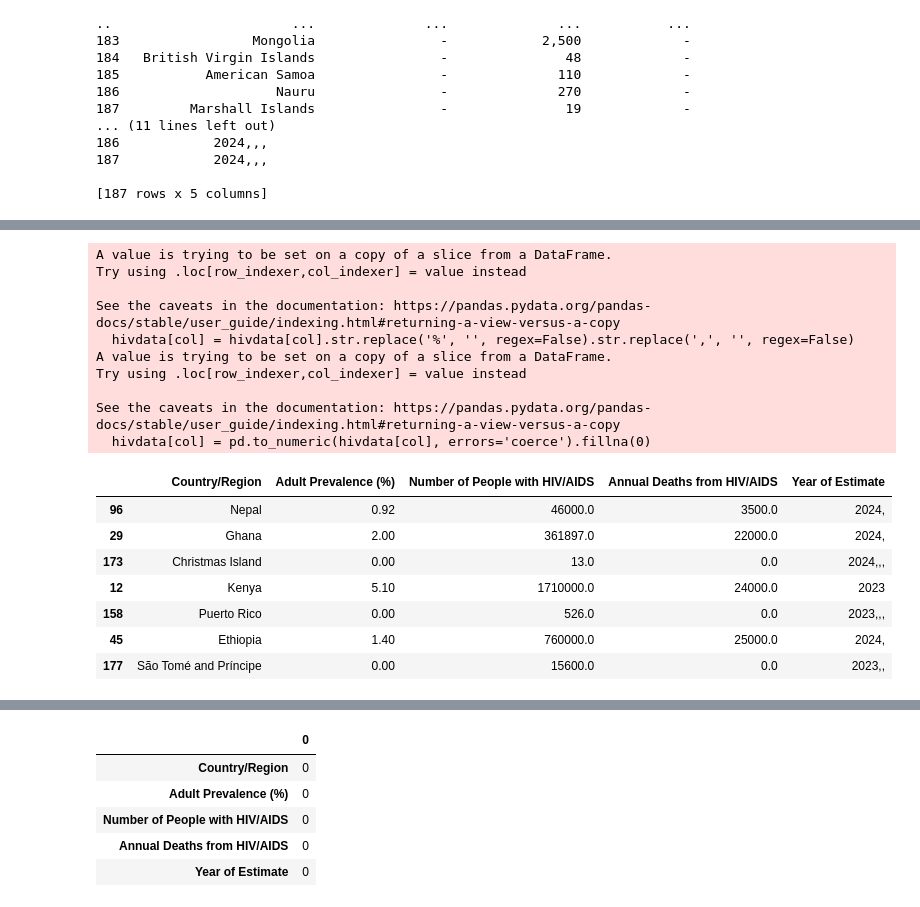
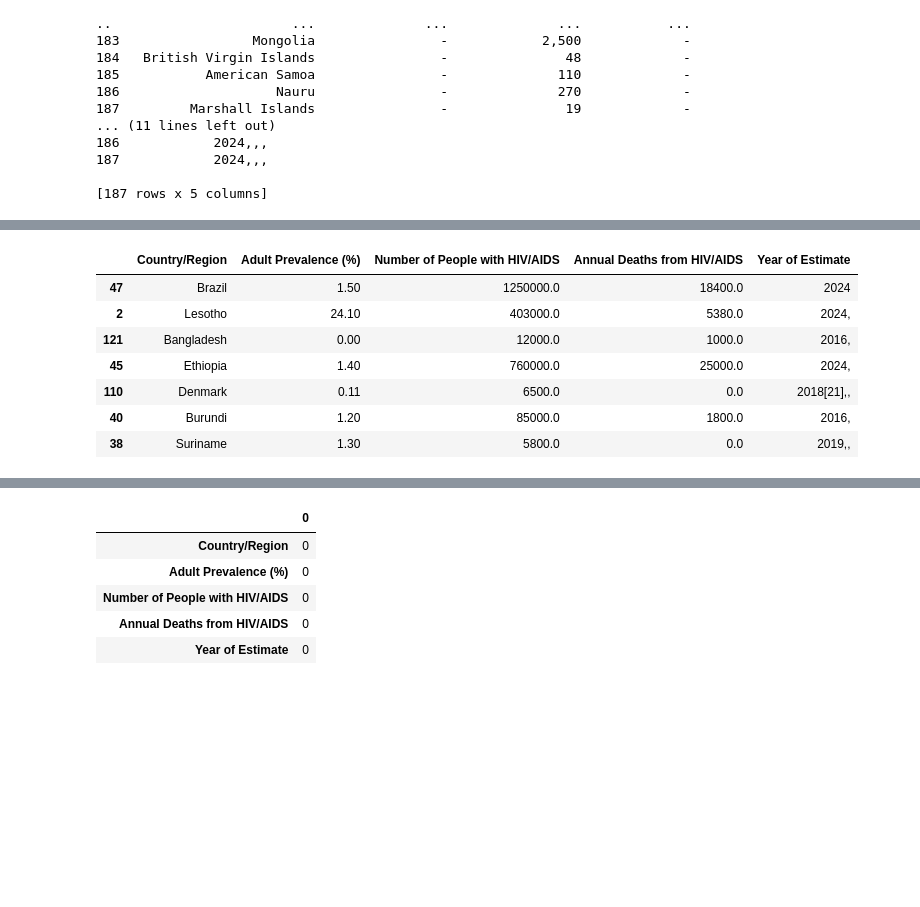
Before and after one commit to AhmadNazmiZayuri/DataScience, a Jupyter notebook: Project_2_P146217_HIV_Prevalance_.ipynb, the cells around one changed output, grey strips where cells are left out. Cells and saved outputs as stored; diff of their text form; code cells hidden in the pictures; blank space fills up the shorter version.

```diff
--- a/Project_2_P146217_HIV_Prevalance_.ipynb
+++ b/Project_2_P146217_HIV_Prevalance_.ipynb
@@ -150,32 +150,26 @@ hivdata.sample(7)
 # %%
 for col in ['Adult Prevalence (%)', 'Number of People with HIV/AIDS', 'Annual Deaths from HIV/AIDS']:
-    # Remove the percentage sign and commas from the values
-    hivdata[col] = hivdata[col].str.replace('%', '', regex=False).str.replace(',', '', regex=False)
+    # Remove percentage sign and commas first
+    hivdata.loc[:, col] = hivdata[col].str.replace('%', '', regex=False).str.replace(',', '', regex=False)
 
-    # Convert the values to numeric, invalid parsing will return NaN
+    # Convert the cleaned column to numeric, invalid parsing will return NaN
     hivdata[col] = pd.to_numeric(hivdata[col], errors='coerce').fillna(0)
 
+    # Optionally, handle NaNs (if you don't want to fill with 0, you can choose another strategy like filling with the median, etc.)
+    hivdata.loc[:, col] = hivdata[col].fillna(0)  # You can change this if you prefer a different strategy for NaNs
 
+
+# Display a sample of the cleaned data
 hivdata.sample(7)
 # %% [output]
-A value is trying to be set on a copy of a slice from a DataFrame.
-Try using .loc[row_indexer,col_indexer] = value instead
-
-See the caveats in the documentation: https://pandas.pydata.org/pandas-docs/stable/user_guide/indexing.html#returning-a-view-versus-a-copy
-  hivdata[col] = hivdata[col].str.replace('%', '', regex=False).str.replace(',', '', regex=False)
-A value is trying to be set on a copy of a slice from a DataFrame.
-Try using .loc[row_indexer,col_indexer] = value instead
-
-See the caveats in the documentation: https://pandas.pydata.org/pandas-docs/stable/user_guide/indexing.html#returning-a-view-versus-a-copy
-  hivdata[col] = pd.to_numeric(hivdata[col], errors='coerce').fillna(0)
 |  | Country/Region | Adult Prevalence (%) | Number of People with HIV/AIDS | Annual Deaths from HIV/AIDS | Year of Estimate |
-| 96 | Nepal | 0.92 | 46000.0 | 3500.0 | 2024, |
-| 29 | Ghana | 2.00 | 361897.0 | 22000.0 | 2024, |
-| 173 | Christmas Island | 0.00 | 13.0 | 0.0 | 2024,,, |
-| 12 | Kenya | 5.10 | 1710000.0 | 24000.0 | 2023 |
-| 158 | Puerto Rico | 0.00 | 526.0 | 0.0 | 2023,,, |
+| 47 | Brazil | 1.50 | 1250000.0 | 18400.0 | 2024 |
+| 2 | Lesotho | 24.10 | 403000.0 | 5380.0 | 2024, |
+| 121 | Bangladesh | 0.00 | 12000.0 | 1000.0 | 2016, |
 | 45 | Ethiopia | 1.40 | 760000.0 | 25000.0 | 2024, |
-| 177 | São Tomé and Príncipe | 0.00 | 15600.0 | 0.0 | 2023,, |
+| 110 | Denmark | 0.11 | 6500.0 | 0.0 | 2018[21],, |
+| 40 | Burundi | 1.20 | 85000.0 | 1800.0 | 2016, |
+| 38 | Suriname | 1.30 | 5800.0 | 0.0 | 2019,, |
 # %%
 # Convert year column to integer
 # Remove bracketed numbers, such as "[13]" or "[25]"
```
Also changed, not shown: parts of 4 cells of this notebook.
